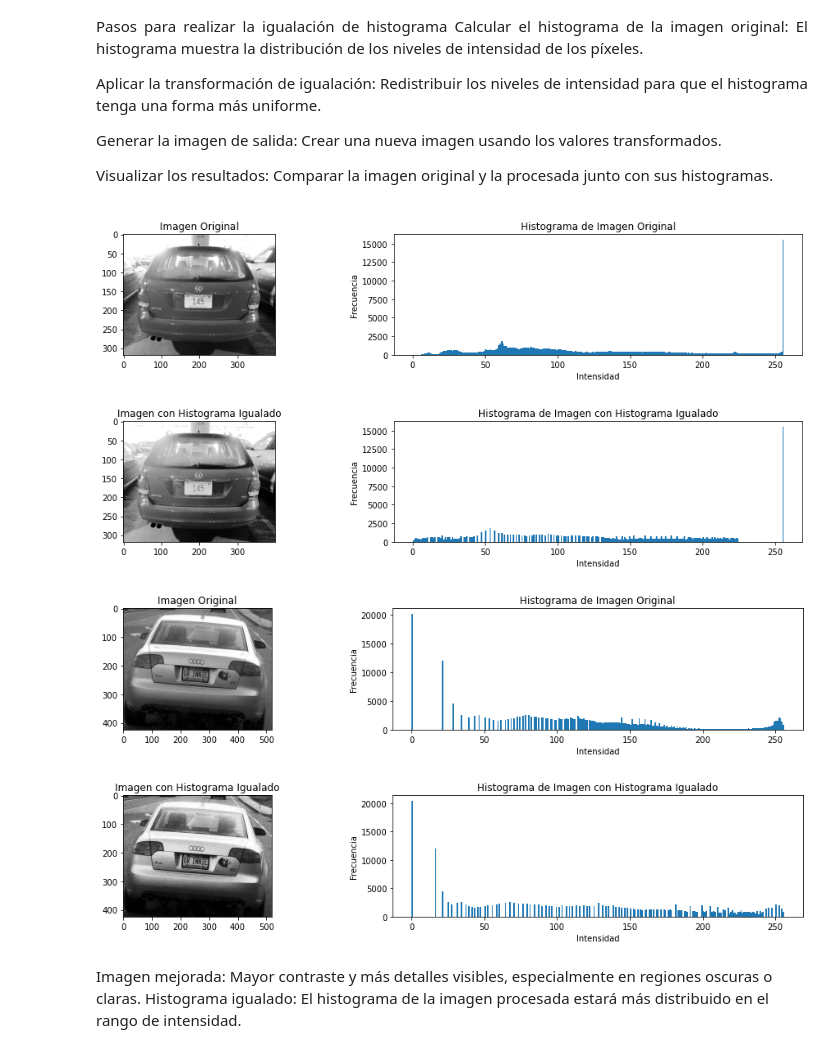
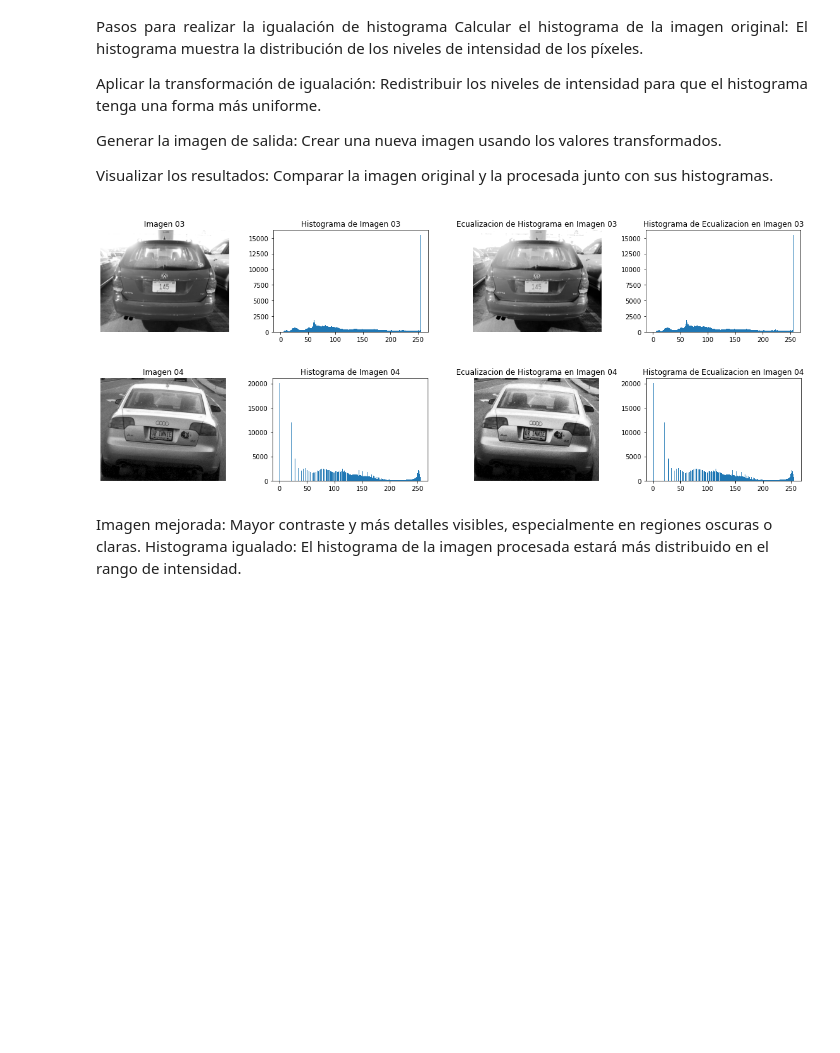
Before and after one commit to OctavioPB/Data-Analyst-Projects, a Jupyter notebook: EliminacionDeRuidoImagenes/Ruido_y_Anomalias.ipynb, the cells around one changed output. Cells and saved outputs as stored; diff of their text form; code cells hidden in the pictures; blank space fills up the shorter version.

```diff
--- a/EliminacionDeRuidoImagenes/Ruido_y_Anomalias.ipynb
+++ b/EliminacionDeRuidoImagenes/Ruido_y_Anomalias.ipynb
@@ -291,34 +291,36 @@ Visualizar los resultados: Comparar la imagen original y la procesada junto con
 
 </div>
 # %%
-def mostrar_imagen_histograma(imagen, titulo):
-    plt.figure(figsize=(14, 3))
-    plt.subplot(1, 2, 1)
-    plt.imshow(imagen, cmap='gray')
+def mostrar_imagen_histograma(original, igualada, titulo):
+    plt.figure(figsize=(16, 3))
+    plt.subplot(1, 4, 1)
+    plt.axis("off")
+    plt.imshow(original, cmap='gray')
     plt.title(titulo)
-    plt.subplot(1, 2, 2)
-    plt.hist(imagen.ravel(), bins=256, range=(0, 256))
+    plt.subplot(1, 4, 3)
+    plt.axis("off")
+    plt.imshow(igualada, cmap='gray')
+    plt.title(f"Ecualizacion de Histograma en {titulo}")
+    plt.subplot(1, 4, 2)
+    plt.hist(original.ravel(), bins=256, range=(0, 256))
     plt.title(f"Histograma de {titulo}")
-    plt.xlabel("Intensidad")
-    plt.ylabel("Frecuencia")
+    plt.subplot(1, 4, 4)
+    plt.hist(original.ravel(), bins=256, range=(0, 256))
+    plt.title(f"Histograma de Ecualizacion en {titulo}")
     plt.tight_layout()
     plt.show()
 # Cargar una imagen en escala de grises
 imagen03 = leer_imagen("CochesVarios/Cars296.png", True)
 imagen04 = leer_imagen("CochesVarios/Cars65.png", True)
 # Igualación del histograma
 imagen_igualada03 = cv.equalizeHist(imagen03)
 imagen_igualada04 = cv.equalizeHist(imagen04)
 # Mostrar los resultados
-mostrar_imagen_histograma(imagen03, "Imagen Original")
-mostrar_imagen_histograma(imagen_igualada03, "Imagen con Histograma Igualado")
-mostrar_imagen_histograma(imagen04, "Imagen Original")
-mostrar_imagen_histograma(imagen_igualada04, "Imagen con Histograma Igualado")
+mostrar_imagen_histograma(imagen03, imagen_igualada03,"Imagen 03")
+mostrar_imagen_histograma(imagen04, imagen_igualada04, "Imagen 04")
 # %% [output]
-[figure, old version]
+[figure, new version]
-[figure, old version]
+[figure, new version]
-[figure, removed]
-[figure, removed]
 # %% [markdown]
 Imagen mejorada: Mayor contraste y más detalles visibles, especialmente en regiones oscuras o claras.
 Histograma igualado: El histograma de la imagen procesada estará más distribuido en el rango de intensidad.
```
